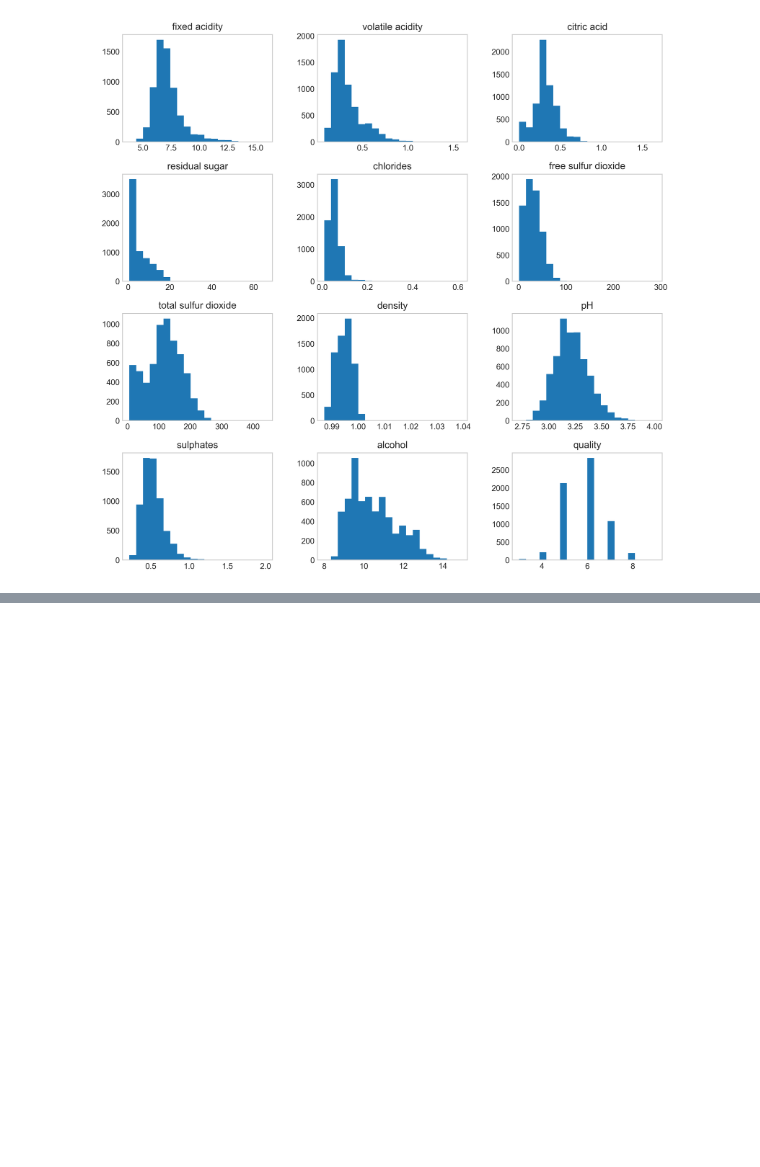
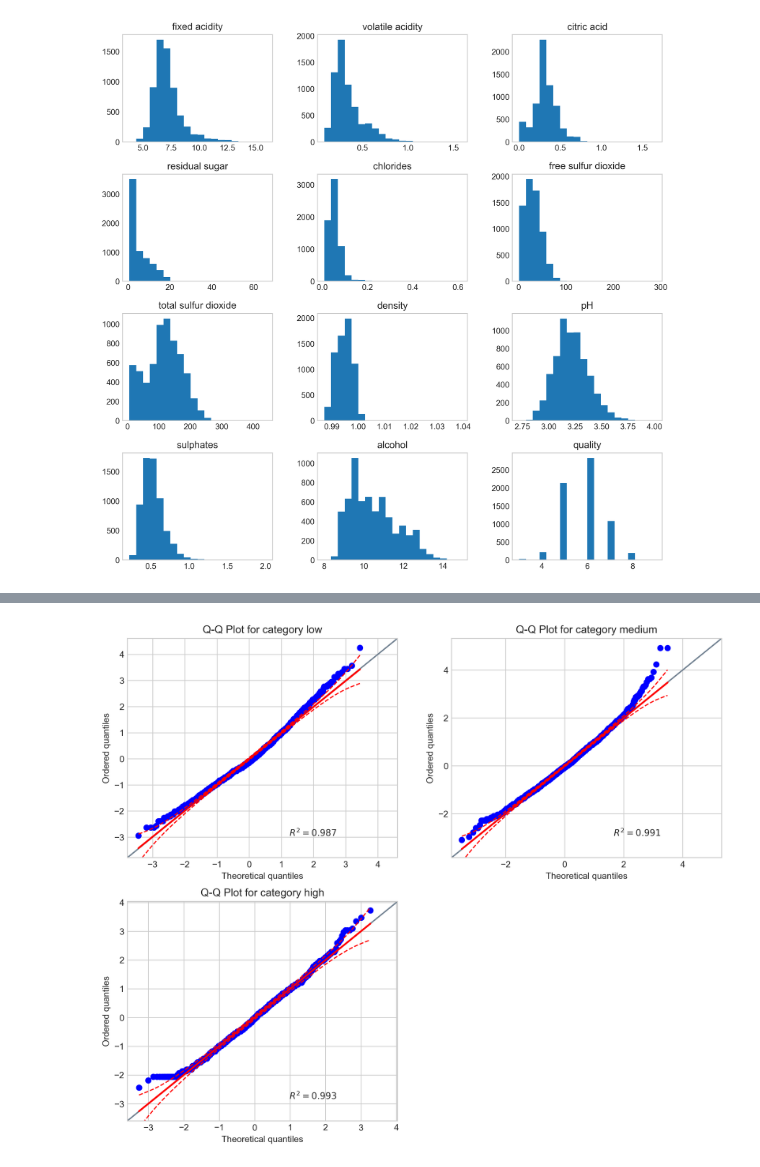
Before and after one commit to derevirn/hypothesis-test, a Jupyter notebook: hypothesis.ipynb, the cells around one changed output, grey strips where cells are left out. Drawn from its saved outputs; the diff is of its cells as text; code cells hidden in the pictures; blank space fills up the shorter version.

```diff
--- a/hypothesis.ipynb
+++ b/hypothesis.ipynb
@@ -78 +81,14 @@ pg.normality(df, dv = dv, group = group, method = 'jarque_bera')
+# %%
+fig, axes = plt.subplots(2, 2, figsize = (12, 10))
+axes[1,1].set_axis_off()
+
+categories = ['low', 'medium', 'high']
+
+for ax, cat in zip(axes.flatten(), categories):
+    mask = df[iv] == cat
+    sample = df.loc[mask, dv]
+    pg.qqplot(sample, ax = ax)
+    ax.set_title(f"Q-Q Plot for category {cat}")
+# %% [output]
+[figure, added]
 # %%
```
Also changed, not shown: parts of 10 cells of this notebook.
